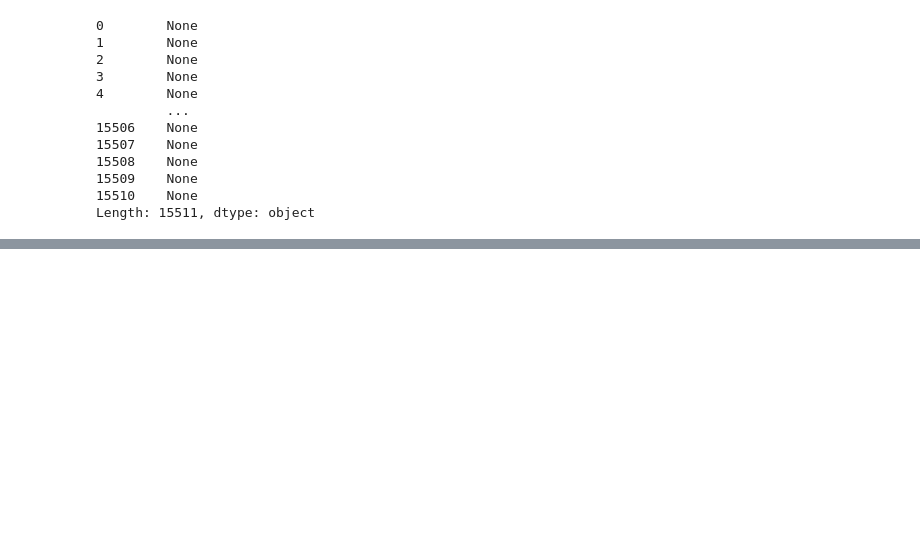
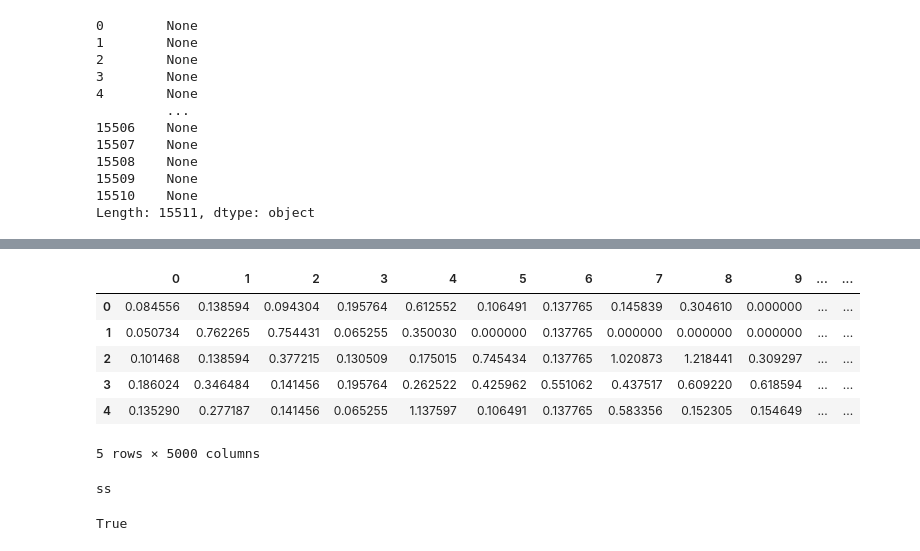
Before and after one commit to MrinalJain17/Extreme-Classification, a Jupyter notebook: notebooks/EELIS_OLD/Eelis_Construct_Data_Code_Review.ipynb, the cells around one changed output, grey strips where cells are left out. Drawn from its saved outputs; the diff is of its cells as text; code cells hidden in the pictures; blank space fills up the shorter version.

```diff
--- a/notebooks/Eelis_Construct_Data_Code_Review.ipynb
+++ b/notebooks/EELIS_OLD/Eelis_Construct_Data_Code_Review.ipynb
@@ -121,0 +157,10 @@ print(f"Saved dataframes as {file_prefix}_features.csv and {file_prefix}_labels.
+# %%
+features.head()
+# %% [output]
+|  | 0 | 1 | 2 | 3 | 4 | 5 | 6 | 7 | 8 | 9 | ... | ... |
+| 0 | 0.084556 | 0.138594 | 0.094304 | 0.195764 | 0.612552 | 0.106491 | 0.137765 | 0.145839 | 0.304610 | 0.000000 | ... | ... |
+| 1 | 0.050734 | 0.762265 | 0.754431 | 0.065255 | 0.350030 | 0.000000 | 0.137765 | 0.000000 | 0.000000 | 0.000000 | ... | ... |
+| 2 | 0.101468 | 0.138594 | 0.377215 | 0.130509 | 0.175015 | 0.745434 | 0.137765 | 1.020873 | 1.218441 | 0.309297 | ... | ... |
+| 3 | 0.186024 | 0.346484 | 0.141456 | 0.195764 | 0.262522 | 0.425962 | 0.551062 | 0.437517 | 0.609220 | 0.618594 | ... | ... |
+| 4 | 0.135290 | 0.277187 | 0.141456 | 0.065255 | 1.137597 | 0.106491 | 0.137765 | 0.583356 | 0.152305 | 0.154649 | ... | ... |
+5 rows × 5000 columns
@@ -121,0 +169,6 @@ print(f"Saved dataframes as {file_prefix}_features.csv and {file_prefix}_labels.
+# %%
+while type(test) is not int:
+    print("ss")
+    test = 5
+# %% [output]
+ss
@@ -121,0 +177,4 @@ print(f"Saved dataframes as {file_prefix}_features.csv and {file_prefix}_labels.
+# %%
+s.isdigit()
+# %% [output]
+True
```
Also changed, not shown: parts of 7 cells of this notebook, 1 other file.
